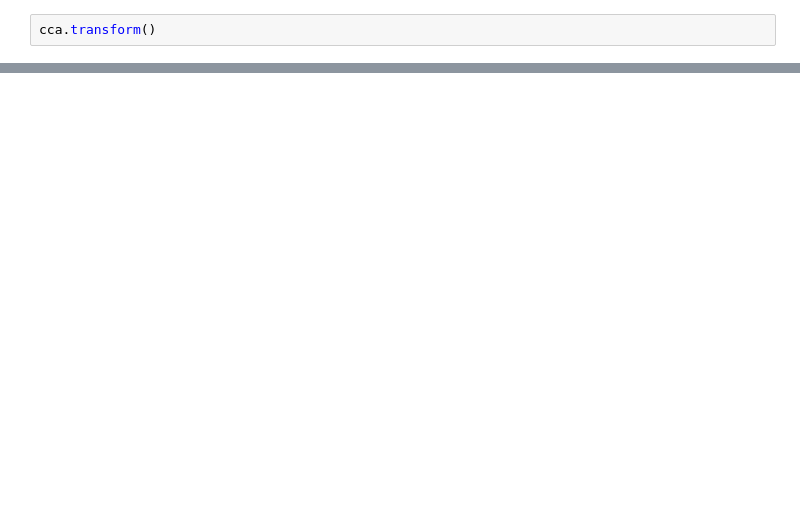
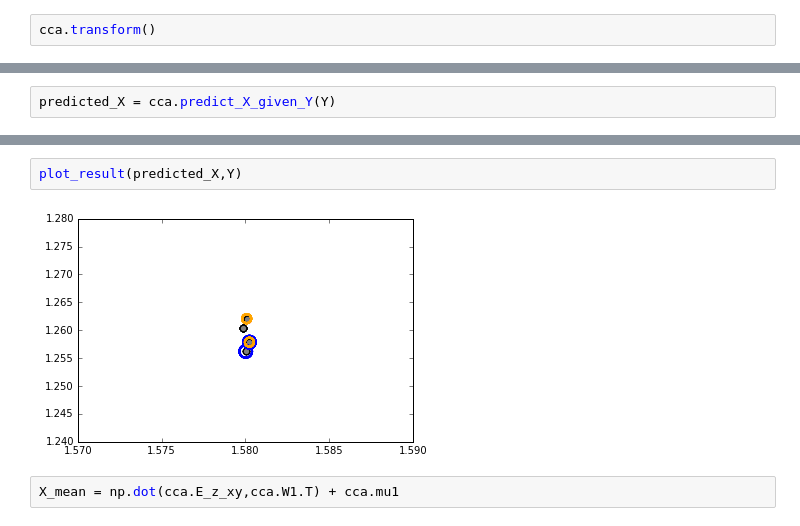
Before and after one commit to harrisonnguyen/mri, a Jupyter notebook: Maximumlikelihood CCA.ipynb, the cells around one changed output, grey strips where cells are left out. Saved outputs shown, nothing was run; the diff lists cells and outputs as text; blank space fills up the shorter version.

```diff
--- a/Maximumlikelihood CCA.ipynb
+++ b/Maximumlikelihood CCA.ipynb
@@ -36,0 +35,2 @@ plot_result(cca.E_z_xy,Y)
+# %%
+predicted_X = cca.predict_X_given_Y(Y)
@@ -36,0 +43,6 @@ plot_result(cca.E_z_xy,Y)
+# %%
+plot_result(predicted_X,Y)
+# %% [output]
+[figure, added]
+# %%
+X_mean = np.dot(cca.E_z_xy,cca.W1.T) + cca.mu1
```
Also changed, not shown: parts of 10 cells of this notebook, 2 other files.
